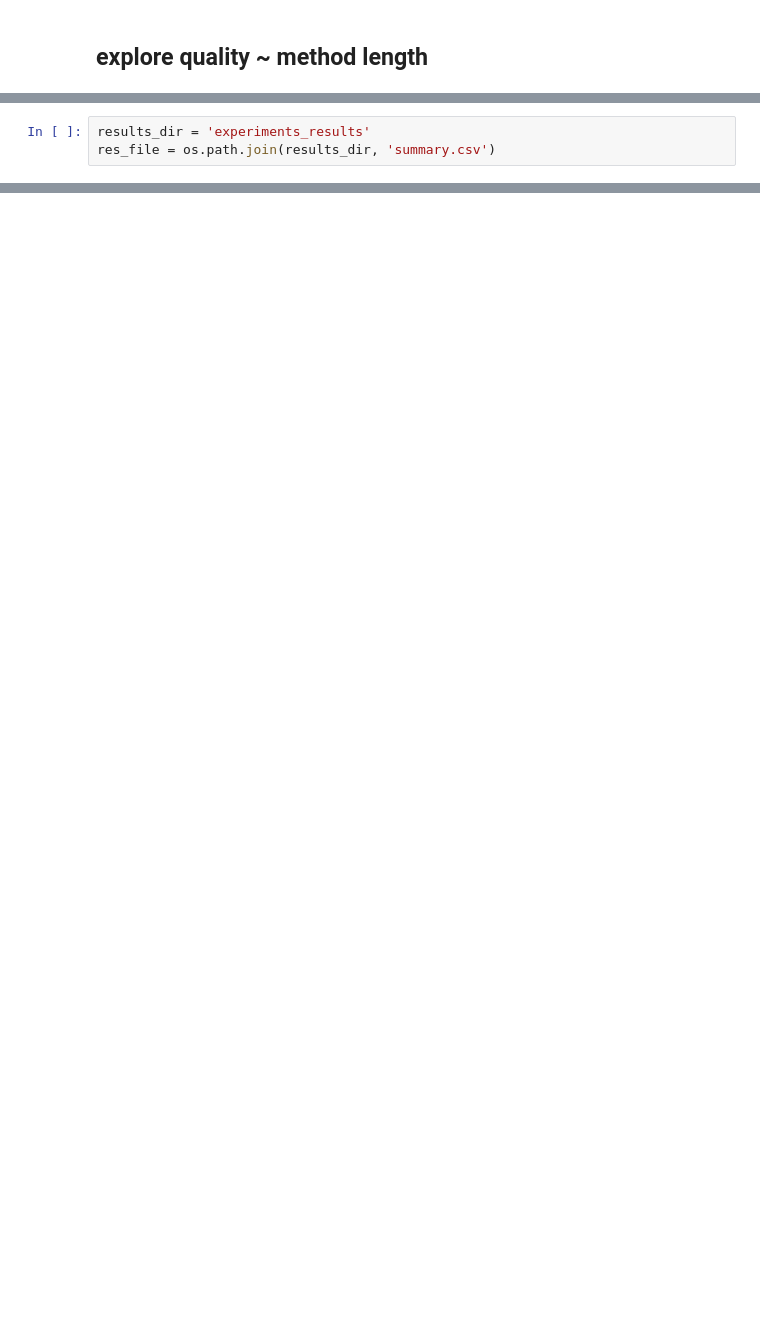
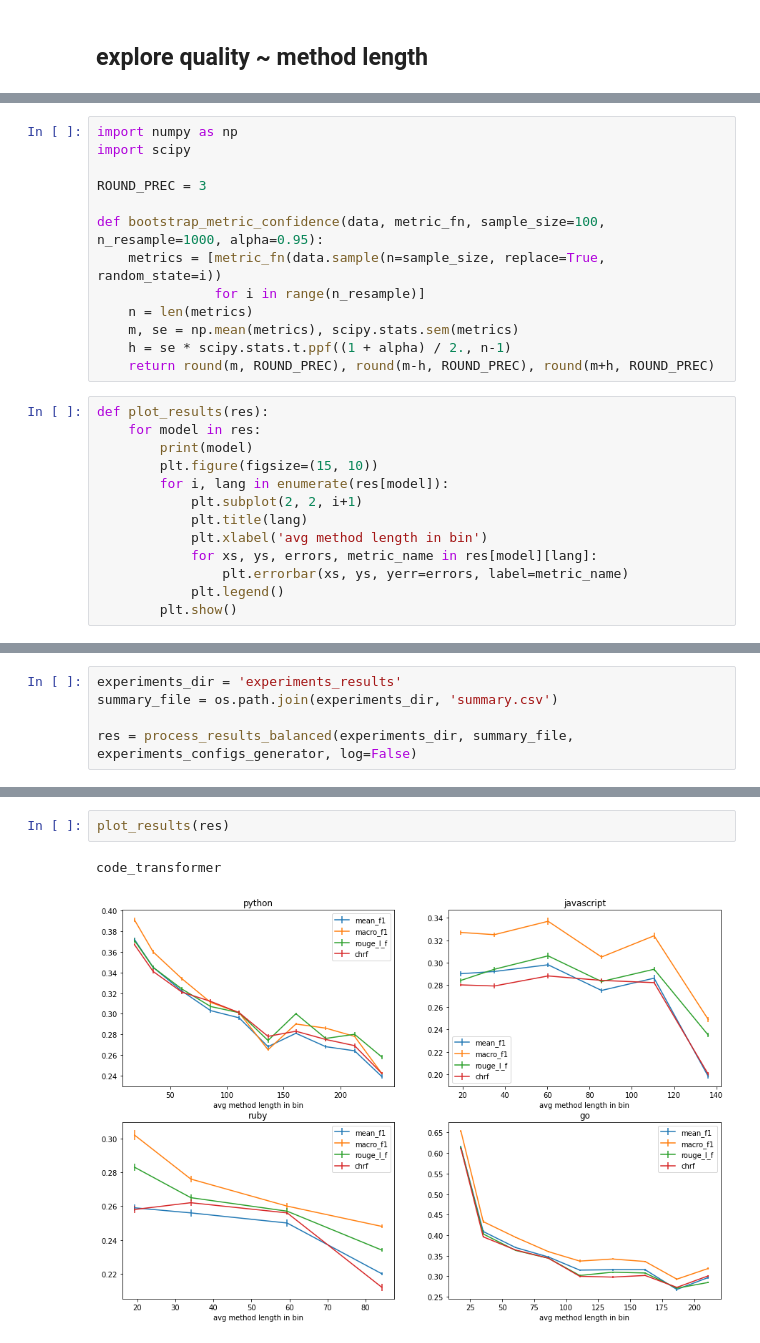
Before and after one commit to annie4ka99/code-transformer, a Jupyter notebook: notebooks/explore_quality_based_on_length.ipynb, the cells around one changed output, grey strips where cells are left out. Drawn from its saved outputs; the diff is of its cells as text; blank space fills up the shorter version.

```diff
--- a/notebooks/explore_quality_based_on_length.ipynb
+++ b/notebooks/explore_quality_based_on_length.ipynb
@@ -15,0 +171,26 @@ import matplotlib.pyplot as plt
+# %%
+import numpy as np
+import scipy
+
+ROUND_PREC = 3
+
+def bootstrap_metric_confidence(data, metric_fn, sample_size=100, n_resample=1000, alpha=0.95):
+    metrics = [metric_fn(data.sample(n=sample_size, replace=True, random_state=i))
+               for i in range(n_resample)]
+    n = len(metrics)
+    m, se = np.mean(metrics), scipy.stats.sem(metrics)
+    h = se * scipy.stats.t.ppf((1 + alpha) / 2., n-1)
+    return round(m, ROUND_PREC), round(m-h, ROUND_PREC), round(m+h, ROUND_PREC)
+# %%
+def plot_results(res):
+    for model in res:
+        print(model)
+        plt.figure(figsize=(15, 10))
+        for i, lang in enumerate(res[model]):
+            plt.subplot(2, 2, i+1)
+            plt.title(lang)
+            plt.xlabel('avg method length in bin')
+            for xs, ys, errors, metric_name in res[model][lang]:
+                plt.errorbar(xs, ys, yerr=errors, label=metric_name)
+            plt.legend()
+        plt.show()
@@ -16,3 +276,5 @@ import matplotlib.pyplot as plt
 # %%
-results_dir = 'experiments_results'
-res_file = os.path.join(results_dir, 'summary.csv')
+experiments_dir = 'experiments_results'
+summary_file = os.path.join(experiments_dir, 'summary.csv')
+
+res = process_results_balanced(experiments_dir, summary_file, experiments_configs_generator, log=False)
@@ -246,0 +294,5 @@ summary[['model', 'data',
+# %%
+plot_results(res)
+# %% [output]
+code_transformer
+[figure, added]
```
Also changed, not shown: parts of 25 cells of this notebook, 1 other file.
